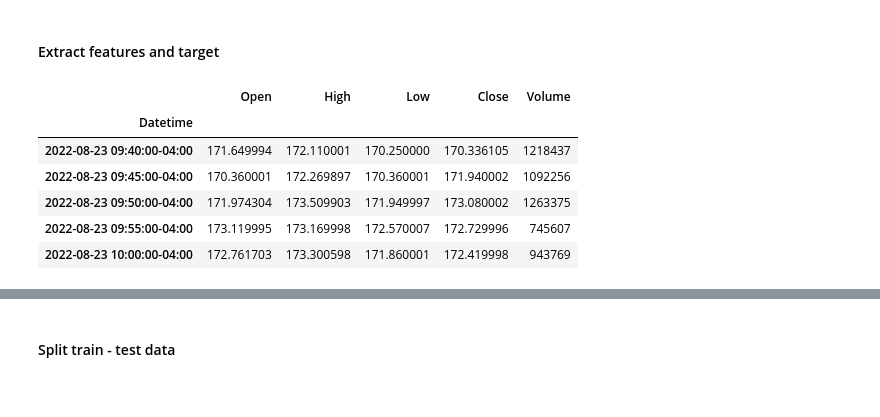
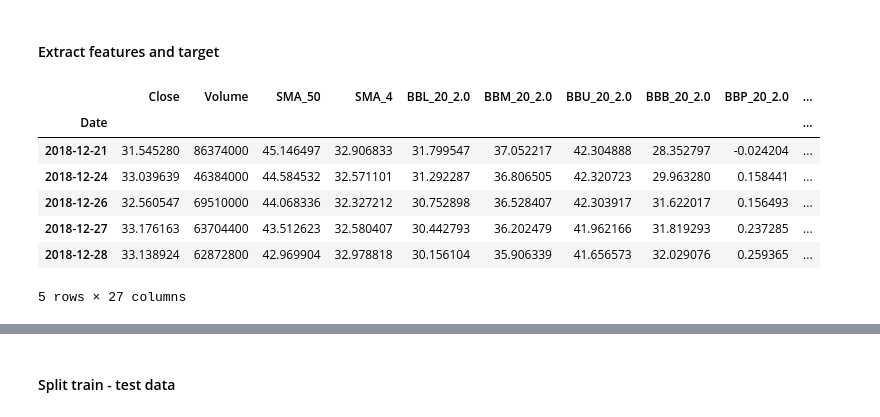
Before and after one commit to jamestan8292/Trading_Bot, a Jupyter notebook: main_ml_XGB_NVDA_daily.ipynb, the cells around one changed output, grey strips where cells are left out. Saved outputs shown, nothing was run; the diff lists cells and outputs as text; code cells hidden in the pictures.

```diff
--- a/main_ml_XGB_5mins_OHLCV.ipynb
+++ b/main_ml_XGB_NVDA_daily.ipynb
@@ -112,0 +161,4 @@ df.head()
+# %%
+df=df.iloc[51:]
+df=df.iloc[:-1]
+df.head()
@@ -112,0 +173,2 @@ df.head()
+# %%
+df=df.set_index(['Date'])
@@ -162,6 +240,3 @@ entry_exit_plot.opts(
 ## Backtest trading strategy without Machine Learning
 # %% [markdown]
 #### Execute trades (buy, hold, sell) and calculate P&L
-# %%
-# Execute trades to calculate gain loss
-df, accumulated_shares = trade.gain_loss(df, share_size)
@@ -189,7 +280,6 @@ The trading algorithm resulted in a return on investment of -2.72%
 # %% [markdown]
 #### Calculate and plot porfolio value
 # %%
-df = trade.calc_portfolio_value(df, share_size, initial_capital)
-df.to_csv('./Resources/NVDA_returns.csv')
-df.head()
+pl_df = trade.calc_portfolio_value(pl_df, share_size, initial_capital)
+pl_df.head()
 # %% [output]
@@ -260,17 +359,17 @@ The Sortino Ratio is -0.36
 #### Extract features and target
 # %%
 # Extract features
-# X = df.drop(columns=['Entry/Exit', 'cost/proceeds', 'Position', 'Entry/Exit Position', 'Portfolio Holdings', 'Actual Returns', 'Signal'])
-X = df[['Open', 'High', 'Low', 'Close', 'Volume']]
+X = df.drop(columns=['Actual Returns', 'Signal'])
 X.head()
 # %% [output]
-|  | Open | High | Low | Close | Volume |
-| Datetime |  |  |  |  |  |
-| 2022-08-23 09:40:00-04:00 | 171.649994 | 172.110001 | 170.250000 | 170.336105 | 1218437 |
-| 2022-08-23 09:45:00-04:00 | 170.360001 | 172.269897 | 170.360001 | 171.940002 | 1092256 |
-| 2022-08-23 09:50:00-04:00 | 171.974304 | 173.509903 | 171.949997 | 173.080002 | 1263375 |
-| 2022-08-23 09:55:00-04:00 | 173.119995 | 173.169998 | 172.570007 | 172.729996 | 745607 |
-| 2022-08-23 10:00:00-04:00 | 172.761703 | 173.300598 | 171.860001 | 172.419998 | 943769 |
+|  | Close | Volume | SMA_50 | SMA_4 | BBL_20_2.0 | BBM_20_2.0 | BBU_20_2.0 | BBB_20_2.0 | BBP_20_2.0 | ... |
+| Date |  |  |  |  |  |  |  |  |  | ... |
+| 2018-12-21 | 31.545280 | 86374000 | 45.146497 | 32.906833 | 31.799547 | 37.052217 | 42.304888 | 28.352797 | -0.024204 | ... |
+| 2018-12-24 | 33.039639 | 46384000 | 44.584532 | 32.571101 | 31.292287 | 36.806505 | 42.320723 | 29.963280 | 0.158441 | ... |
+| 2018-12-26 | 32.560547 | 69510000 | 44.068336 | 32.327212 | 30.752898 | 36.528407 | 42.303917 | 31.622017 | 0.156493 | ... |
+| 2018-12-27 | 33.176163 | 63704400 | 43.512623 | 32.580407 | 30.442793 | 36.202479 | 41.962166 | 31.819293 | 0.237285 | ... |
+| 2018-12-28 | 33.138924 | 62872800 | 42.969904 | 32.978818 | 30.156104 | 35.906339 | 41.656573 | 32.029076 | 0.259365 | ... |
+5 rows × 27 columns
 # %%
 # Extract target
 y = df['Signal']
```
Also changed, not shown: parts of 52 cells of this notebook, 7 other files.
